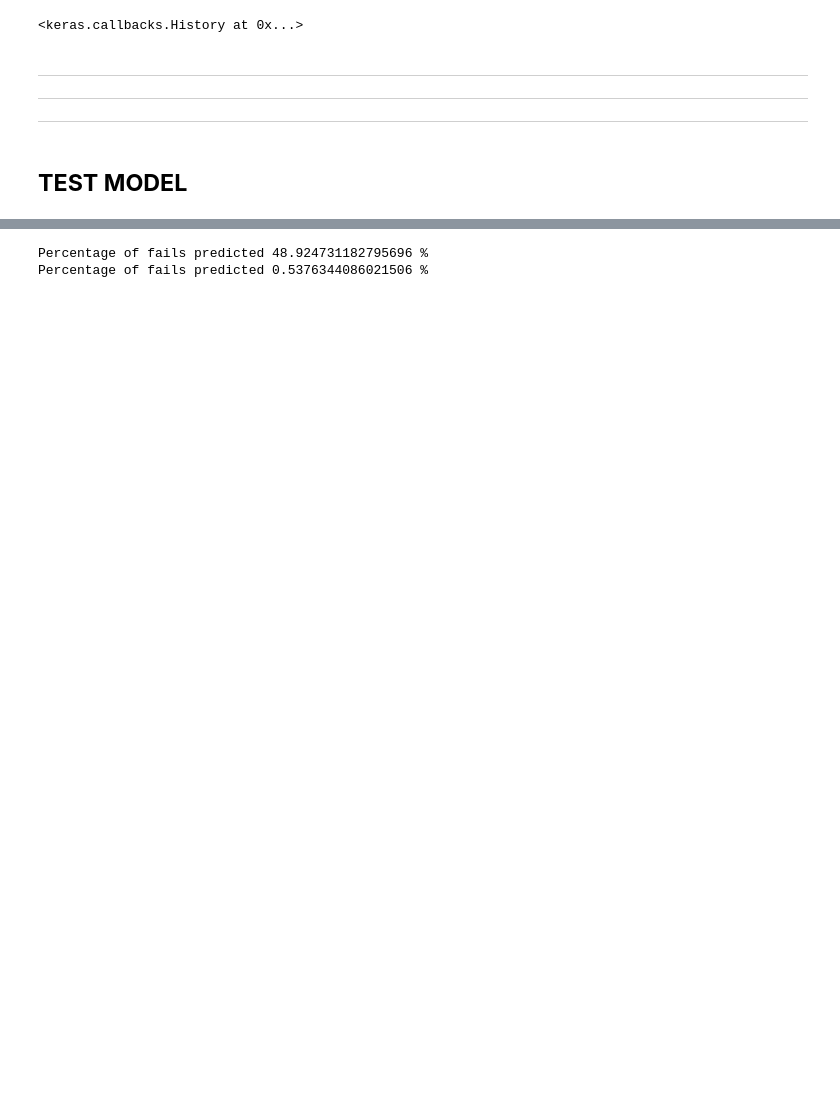
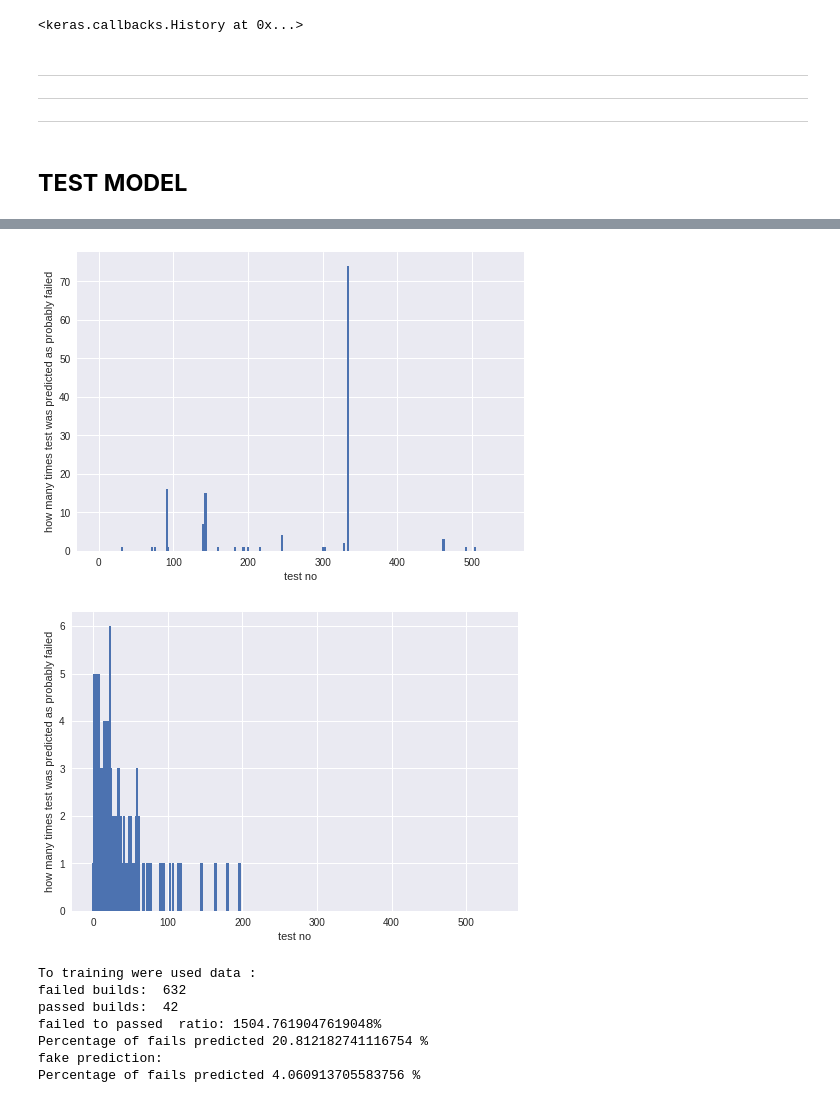
Before and after one commit to Alop1/AI_random_forest, a Jupyter notebook: Pola/Workspace_1_workingNN.ipynb, the cells around one changed output, grey strips where cells are left out. Drawn from its saved outputs; the diff is of its cells as text; code cells hidden in the pictures; blank space fills up the shorter version.

```diff
--- a/Pola/Workspace_1_workingNN.ipynb
+++ b/Pola/Workspace_1_workingNN.ipynb
@@ -96,5 +88,5 @@ def create_plot(x_data, y_data=0):
 
   plt.bar(x_data, y_data, align='center', alpha=1, width = 3)
   plt.xlabel("test no")
-  plt.ylabel("how many times test was predicted as one of the best(defaul one of 15)")
+  plt.ylabel("how many times test was predicted as probably failed")
   plt.show()
@@ -369,15 +503,22 @@ fake_distribution_array = count_distribution(fake_predictions_matrix)
 # %%
-create_plot(distribution_array)
+create_plot(range(len(distribution_array)), distribution_array)
 
 # fake plot
-create_plot(fake_distribution_array)
+create_plot(range(len(fake_distribution_array)), fake_distribution_array)
+# %% [output]
+[figure, added]
+[figure, added]
 # %%
-
-
+count_fail_to_pass_ratio(yReduced)
 evaluation(predictions,15,yTest)
-
 # evaluate random prediction
+print("fake prediction: ")
 evaluation(fake_predictions_matrix, 15, yTest)
 # %% [output]
-Percentage of fails predicted 48.924731182795696 %
-Percentage of fails predicted 0.5376344086021506 %
+To training were used data :
+failed builds:  632
+passed builds:  42
+failed to passed  ratio: 1504.7619047619048%
+Percentage of fails predicted 20.812182741116754 %
+fake prediction:
+Percentage of fails predicted 4.060913705583756 %
```
Also changed, not shown: parts of 21 cells of this notebook.
